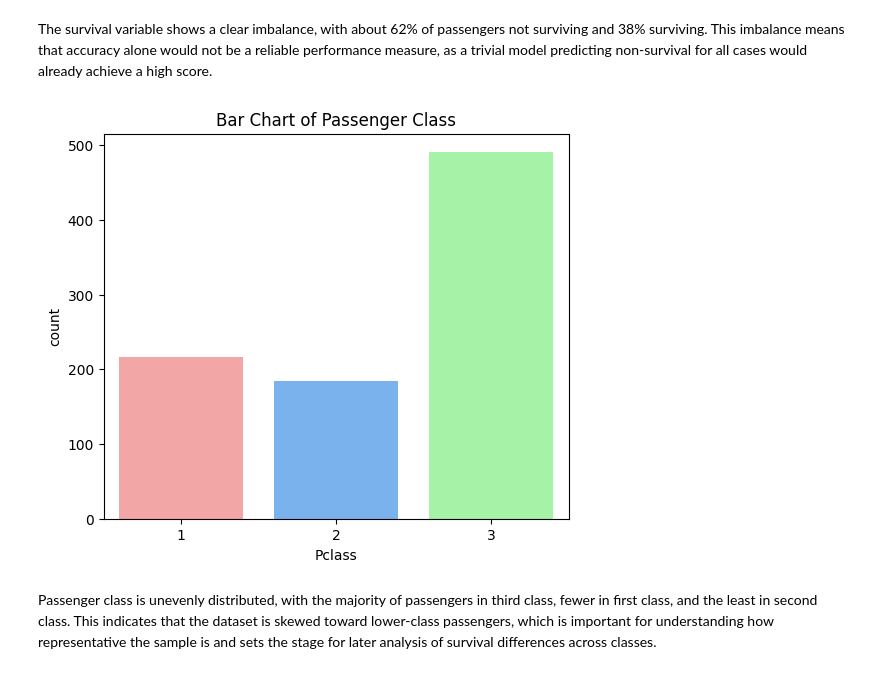
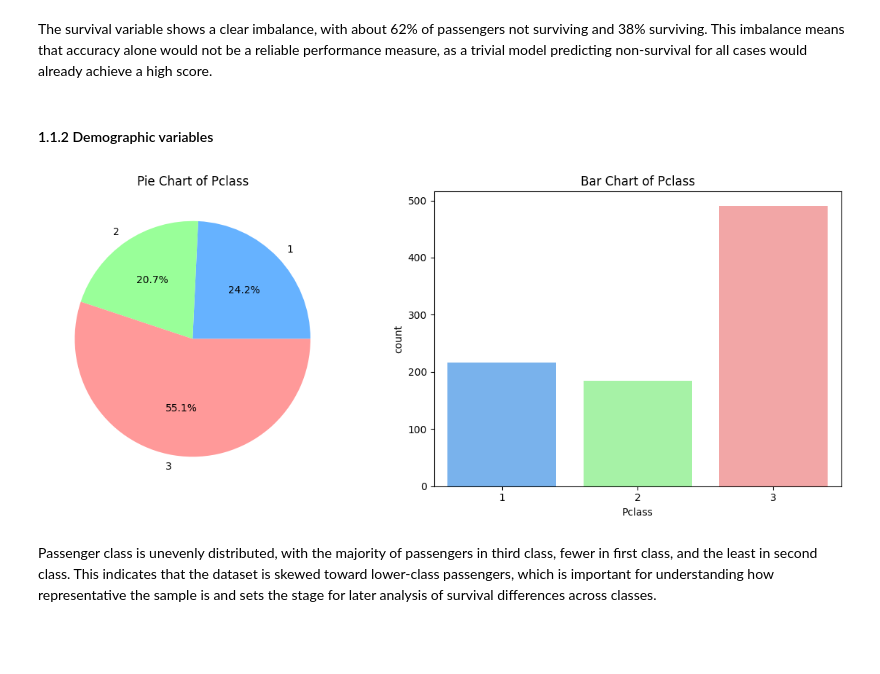
Before and after one commit to fede-giorgi/Transformer_is_All_You_Need, a Jupyter notebook: project.ipynb, the cells around one changed output. Saved outputs shown, nothing was run; the diff lists cells and outputs as text; code cells hidden in the pictures; blank space fills up the shorter version.

```diff
--- a/project.ipynb
+++ b/project.ipynb
@@ -100,13 +108,40 @@ plt.show()
 [figure]
 # %% [markdown]
 The survival variable shows a clear imbalance, with about 62% of passengers not surviving and 38% surviving. This imbalance means that accuracy alone would not be a reliable performance measure, as a trivial model predicting non-survival for all cases would already achieve a high score.
-# %%
-plt.figure(figsize=(6, 5))
-sns.countplot(x="Pclass", data=df_train0, palette=["#FF9999", "#66B2FF", "#99FF99"],  hue="Pclass", legend=False)
-plt.title("Bar Chart of Passenger Class")
-plt.show()
-# %% [output]
-[figure, removed]
+# %% [markdown]
+#### 1.1.2 Demographic variables
+# %%
+fig, axes = plt.subplots(1, 2, figsize=(12, 5))
+
+order = [1, 2, 3]
+colors = ["#66B2FF", "#99FF99", "#FF9999"]
+
+# Pie chart
+df_train0["Pclass"].value_counts(normalize=True).reindex(order).plot(
+    kind="pie",
+    autopct="%1.1f%%",
+    colors=colors,
+    ax=axes[0]
+)
+axes[0].set_ylabel("")
+axes[0].set_title("Pie Chart of Pclass")
+
+# Bar chart
+sns.countplot(
+    x="Pclass",
+    data=df_train0,
+    order=order,
+    palette=colors,
+    ax=axes[1],
+    hue="Pclass",
+    legend=False
+)
+axes[1].set_title("Bar Chart of Pclass")
+
+plt.tight_layout()
+plt.show()
+# %% [output]
+[figure, added]
 # %% [markdown]
 Passenger class is unevenly distributed, with the majority of passengers in third class, fewer in first class, and the least in second class. This indicates that the dataset is skewed toward lower-class passengers, which is important for understanding how representative the sample is and sets the stage for later analysis of survival differences across classes.
 # %%
```
Also changed, not shown: parts of 8 cells of this notebook.
